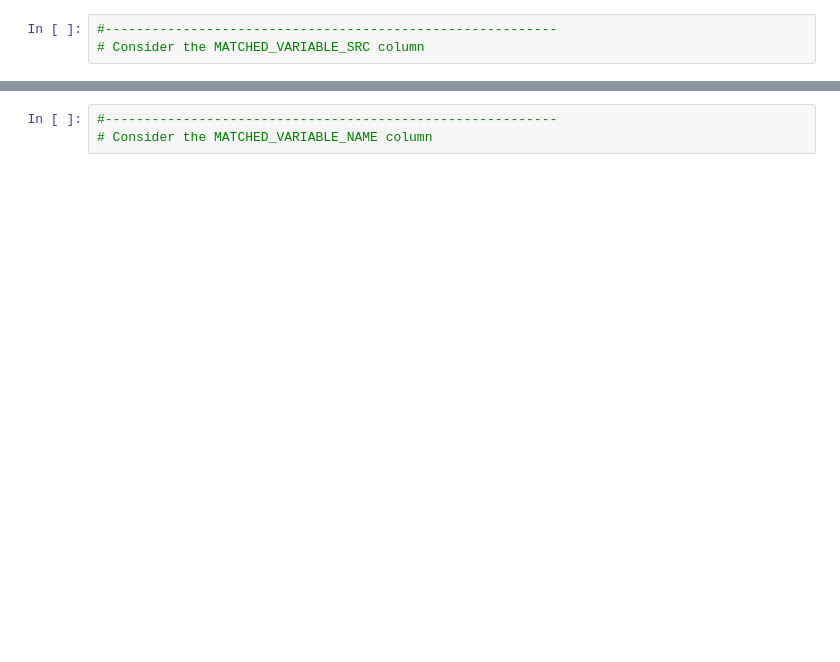
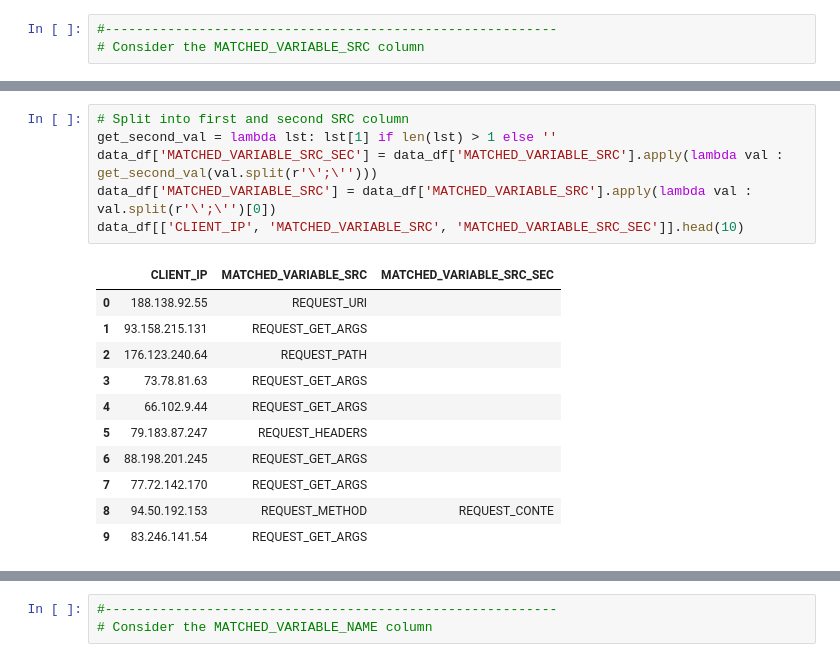
Before and after one commit to ivan-zapreev/ML-PT, a Jupyter notebook: ntb/01_data_exploration.ipynb, the cells around one changed output, grey strips where cells are left out. Saved outputs shown, nothing was run; the diff lists cells and outputs as text; blank space fills up the shorter version.

```diff
--- a/ntb/01_data_exploration.ipynb
+++ b/ntb/01_data_exploration.ipynb
@@ -322,0 +382,18 @@ _ = plt.hist(data_df['REQUEST_SIZE'], log=True, bins=500)
+# %%
+# Split into first and second SRC column
+get_second_val = lambda lst: lst[1] if len(lst) > 1 else ''
+data_df['MATCHED_VARIABLE_SRC_SEC'] = data_df['MATCHED_VARIABLE_SRC'].apply(lambda val : get_second_val(val.split(r'\';\'')))
+data_df['MATCHED_VARIABLE_SRC'] = data_df['MATCHED_VARIABLE_SRC'].apply(lambda val : val.split(r'\';\'')[0])
+data_df[['CLIENT_IP', 'MATCHED_VARIABLE_SRC', 'MATCHED_VARIABLE_SRC_SEC']].head(10)
+# %% [output]
+|  | CLIENT_IP | MATCHED_VARIABLE_SRC | MATCHED_VARIABLE_SRC_SEC |
+| 0 | 188.138.92.55 | REQUEST_URI |  |
+| 1 | 93.158.215.131 | REQUEST_GET_ARGS |  |
+| 2 | 176.123.240.64 | REQUEST_PATH |  |
+| 3 | 73.78.81.63 | REQUEST_GET_ARGS |  |
+| 4 | 66.102.9.44 | REQUEST_GET_ARGS |  |
+| 5 | 79.183.87.247 | REQUEST_HEADERS |  |
+| 6 | 88.198.201.245 | REQUEST_GET_ARGS |  |
+| 7 | 77.72.142.170 | REQUEST_GET_ARGS |  |
+| 8 | 94.50.192.153 | REQUEST_METHOD | REQUEST_CONTE |
+| 9 | 83.246.141.54 | REQUEST_GET_ARGS |  |
```
Also changed, not shown: parts of 23 cells of this notebook, 1 other file.
